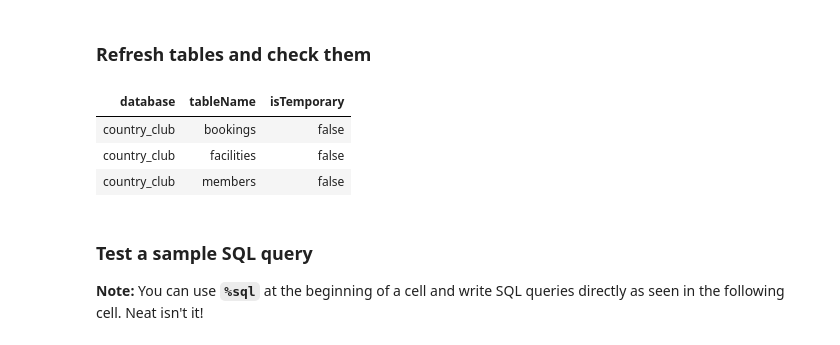
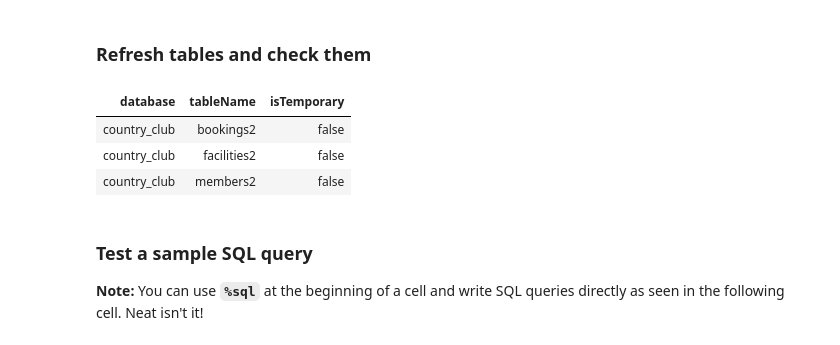
Before and after one commit to camdenhine/mec-5.6.6-sql-with-spark-mini-project, a Jupyter notebook: Mini_Project_SQL_with_Spark.ipynb, the cells around one changed output. Cells and saved outputs as stored; diff of their text form; code cells hidden in the pictures.

Commit message:
second submission for 5.6.6
I had to change the names of the tables since databricks did not like me trying to use names that had been previously used.

```diff
--- a/Mini_Project_SQL_with_Spark.ipynb
+++ b/Mini_Project_SQL_with_Spark.ipynb
@@ -114,15 +114,15 @@ members_df.write.format("parquet").saveAsTable(permanent_table_name_members)
 # %%
 %sql
 use country_club;
-REFRESH table bookings;
-REFRESH table facilities;
-REFRESH table members;
+REFRESH table bookings2;
+REFRESH table facilities2;
+REFRESH table members2;
 show tables;
 # %% [output]
 | database | tableName | isTemporary |
-| country_club | bookings | false |
-| country_club | facilities | false |
-| country_club | members | false |
+| country_club | bookings2 | false |
+| country_club | facilities2 | false |
+| country_club | members2 | false |
 # %% [markdown]
 ### Test a sample SQL query
 
```
Also changed, not shown: parts of 13 cells of this notebook.
